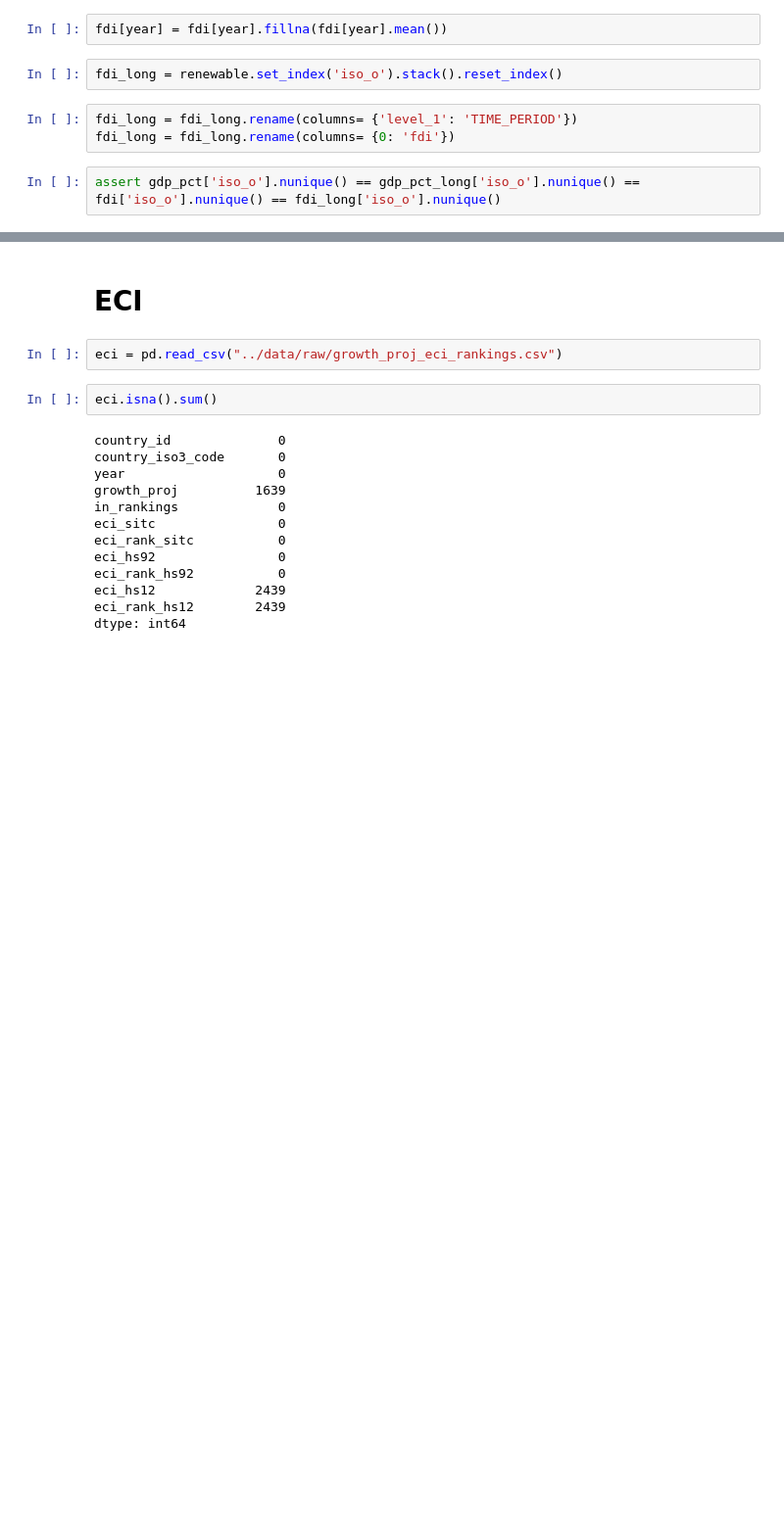
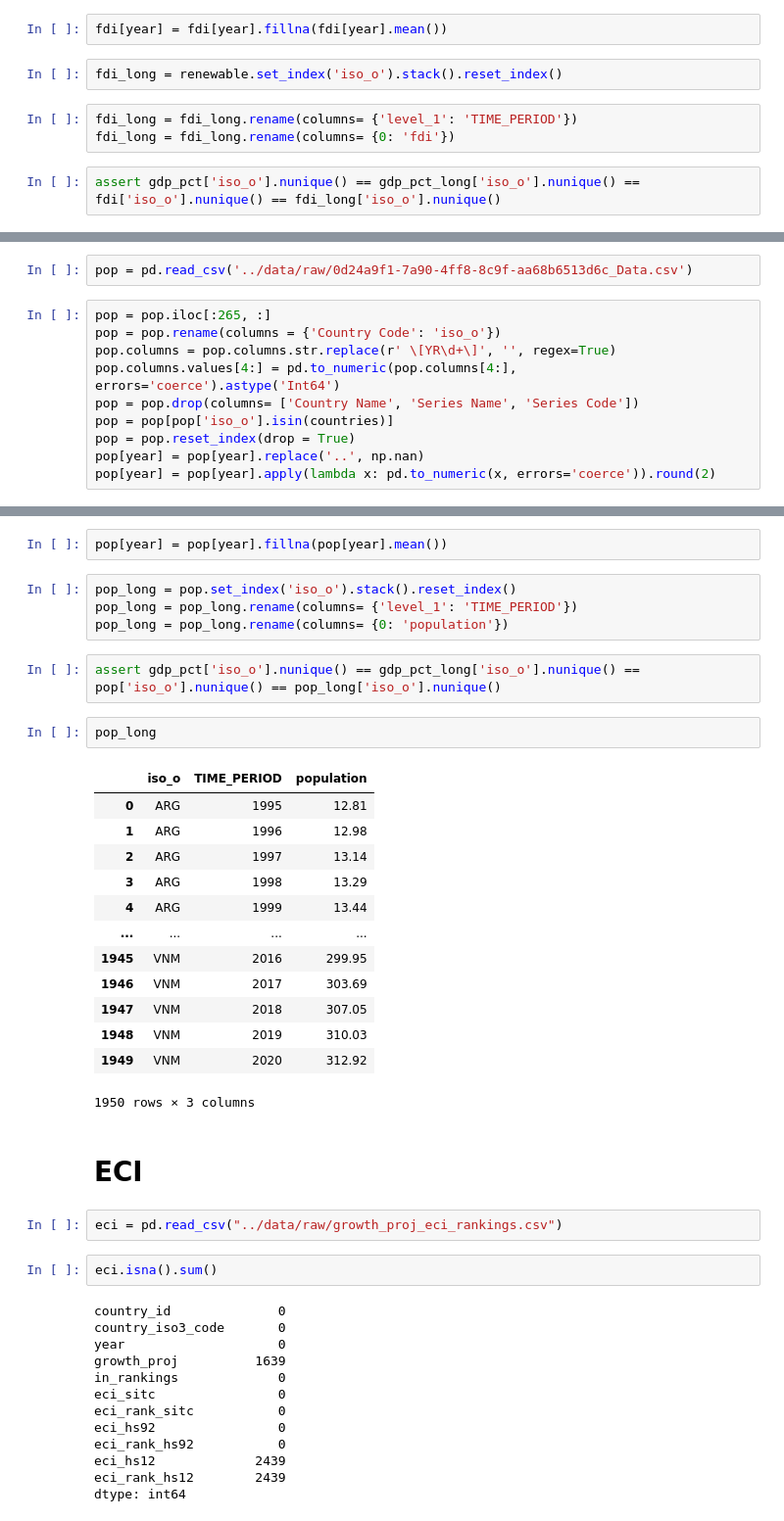
Before and after one commit to TAD600/Trading_Pollution, a Jupyter notebook: 01_preparing_&_analysis/01_preparing.ipynb, the cells around one changed output, grey strips where cells are left out. Shown: that part at 98% size. Saved outputs shown, nothing was run; the diff lists cells and outputs as text; blank space fills up the shorter version.

```diff
--- a/01_preparing_&_analysis/01_preparing.ipynb
+++ b/01_preparing_&_analysis/01_preparing.ipynb
@@ -1116,0 +1119,12 @@ assert gdp_pct['iso_o'].nunique() == gdp_pct_long['iso_o'].nunique() == fdi['iso
+# %%
+pop = pd.read_csv('../data/raw/0d24a9f1-7a90-4ff8-8c9f-aa68b6513d6c_Data.csv')
+# %%
+pop = pop.iloc[:265, :]
+pop = pop.rename(columns = {'Country Code': 'iso_o'})
+pop.columns = pop.columns.str.replace(r' \[YR\d+\]', '', regex=True)
+pop.columns.values[4:] = pd.to_numeric(pop.columns[4:], errors='coerce').astype('Int64')
+pop = pop.drop(columns= ['Country Name', 'Series Name', 'Series Code'])
+pop = pop[pop['iso_o'].isin(countries)]
+pop = pop.reset_index(drop = True)
+pop[year] = pop[year].replace('..', np.nan)
+pop[year] = pop[year].apply(lambda x: pd.to_numeric(x, errors='coerce')).round(2)
@@ -1117,3 +1151,27 @@ assert gdp_pct['iso_o'].nunique() == gdp_pct_long['iso_o'].nunique() == fdi['iso
+# %%
+pop[year] = pop[year].fillna(pop[year].mean())
+# %%
+pop_long = pop.set_index('iso_o').stack().reset_index()
+pop_long = pop_long.rename(columns= {'level_1': 'TIME_PERIOD'})
+pop_long = pop_long.rename(columns= {0: 'population'})
+# %%
+assert gdp_pct['iso_o'].nunique() == gdp_pct_long['iso_o'].nunique() == pop['iso_o'].nunique() == pop_long['iso_o'].nunique()
+# %%
+pop_long
+# %% [output]
+|  | iso_o | TIME_PERIOD | population |
+| 0 | ARG | 1995 | 12.81 |
+| 1 | ARG | 1996 | 12.98 |
+| 2 | ARG | 1997 | 13.14 |
+| 3 | ARG | 1998 | 13.29 |
+| 4 | ARG | 1999 | 13.44 |
+| ... | ... | ... | ... |
+| 1945 | VNM | 2016 | 299.95 |
+| 1946 | VNM | 2017 | 303.69 |
+| 1947 | VNM | 2018 | 307.05 |
+| 1948 | VNM | 2019 | 310.03 |
+| 1949 | VNM | 2020 | 312.92 |
+1950 rows × 3 columns
 # %% [markdown]
 # ECI
 # %%
```
Also changed, not shown: parts of 17 cells of this notebook, 8 other files.
